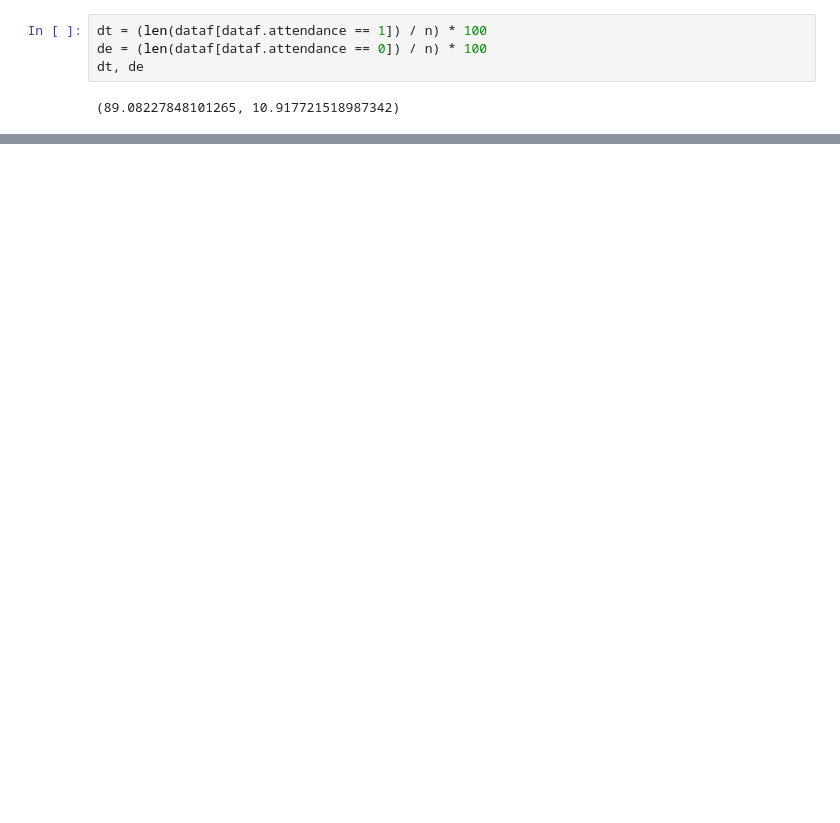
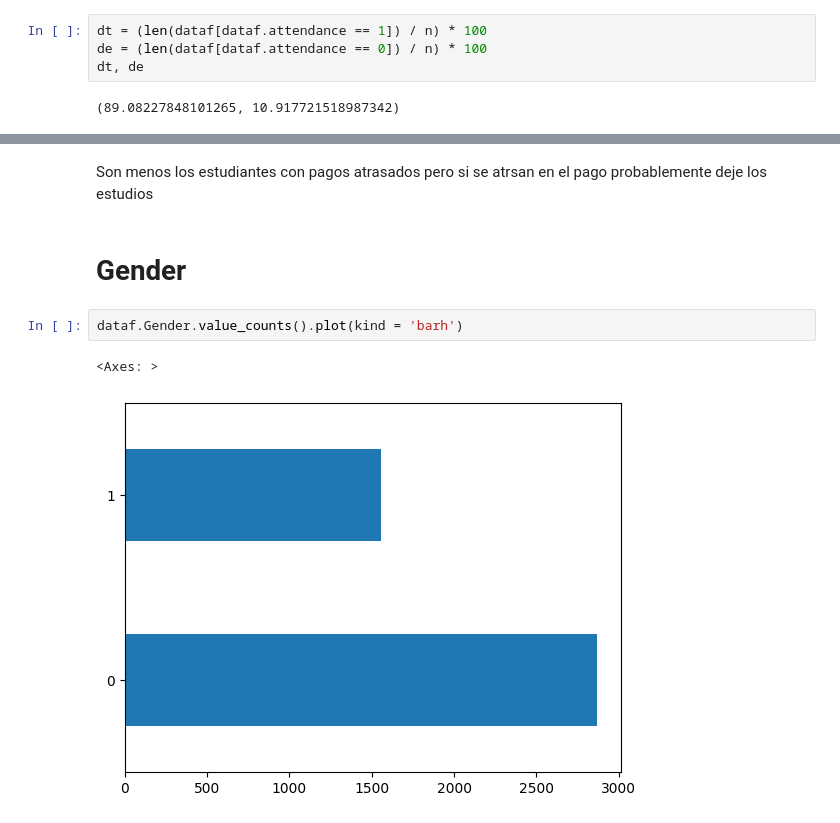
Before and after one commit to fowardelcac/Abandono-Escolar, a Jupyter notebook: Notebooks/1.ipynb, the cells around one changed output, grey strips where cells are left out. Cells and saved outputs as stored; diff of their text form; blank space fills up the shorter version.

```diff
--- a/Notebooks/1.ipynb
+++ b/Notebooks/1.ipynb
@@ -359,0 +507,9 @@ dt, de
+# %% [markdown]
+Son menos los estudiantes con pagos atrasados pero si se atrsan en el pago probablemente deje los estudios
+# %% [markdown]
+# Gender
+# %%
+dataf.Gender.value_counts().plot(kind = 'barh')
+# %% [output]
+<Axes: >
+[figure, added]
```
Also changed, not shown: parts of 24 cells of this notebook.
